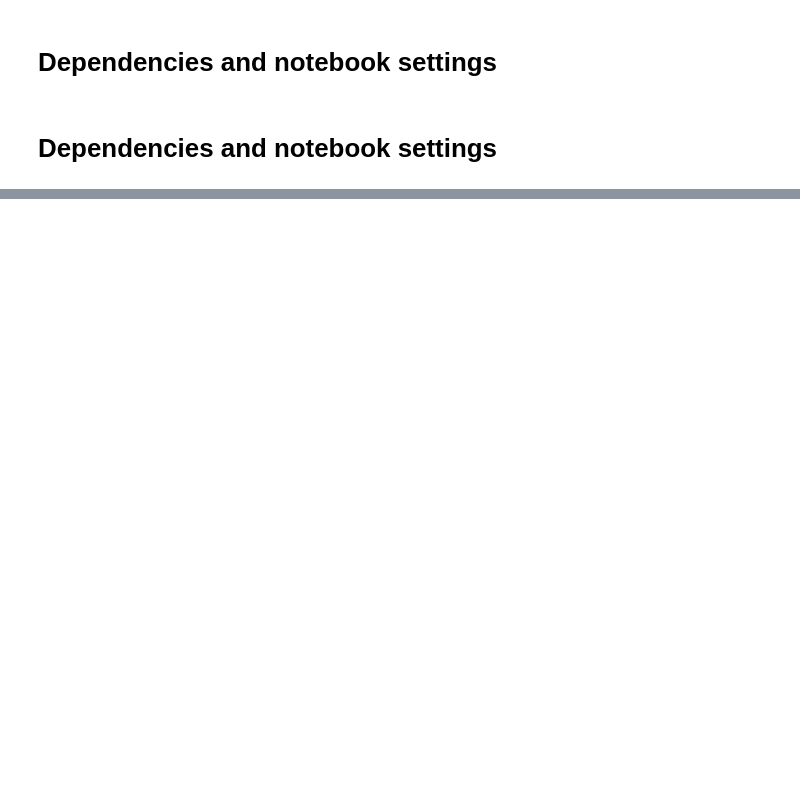
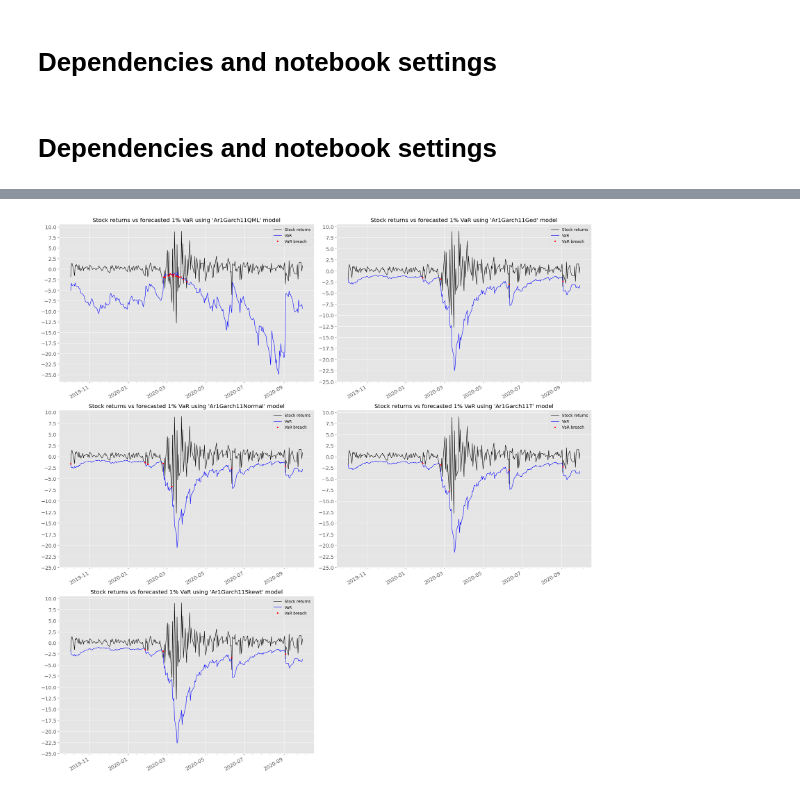
Before and after one commit to michaelwozniak/ML2_project, a Jupyter notebook: experiments/3_econometric_models.ipynb, the cells around one changed output, grey strips where cells are left out. Drawn from its saved outputs; the diff is of its cells as text; code cells hidden in the pictures; blank space fills up the shorter version.

```diff
--- a/experiments/3_econometric_models.ipynb
+++ b/experiments/3_econometric_models.ipynb
@@ -37,0 +224,4 @@ hs_25 = list()
+# %%
+models = set([i.split("_")[0] for i in results_dict.keys()])
+models.remove("rr")
+alphas = ["1", "25"]
@@ -37,0 +249,23 @@ hs_25 = list()
+# %%
+models_list = list(models)
+
+mpl.rcParams["figure.dpi"] = 100
+fig, axes = plt.subplots(ncols=2, nrows=3, figsize=(20, 20))
+for i, ax in zip(range(0,5), axes.flat):
+    name = models_list[i] + "_1"
+    viz1_df["rr"].plot(color='black', linewidth=1, ax=ax)
+    viz1_df[name].plot(color='blue', linewidth=1, ax=ax)
+    ax.plot(viz1_df[name][viz1_df["rr"] < viz1_df[name]], color='red', linewidth=0, marker='.')
+    ax.set_xlabel("")
+    name_plot = "Stock returns vs forecasted 1% VaR using '" + name.split("_")[0] + "' model"
+    ax.set_title(name_plot)
+    ax.xaxis.set_minor_locator(mdates.WeekdayLocator(byweekday=mdates.MO, interval=2))
+    ax.tick_params(axis='both', which='major', labelsize=13)
+    ax.set_yticks(np.arange(-25,12.5, 2.5))
+    ax.legend(["Stock returns","VaR","VaR breach"])
+
+fig.tight_layout()
+fig.delaxes(axes[2][1])
+plt.show()
+# %% [output]
+[figure, added]
```
Also changed, not shown: parts of 32 cells of this notebook, 1 other file.
